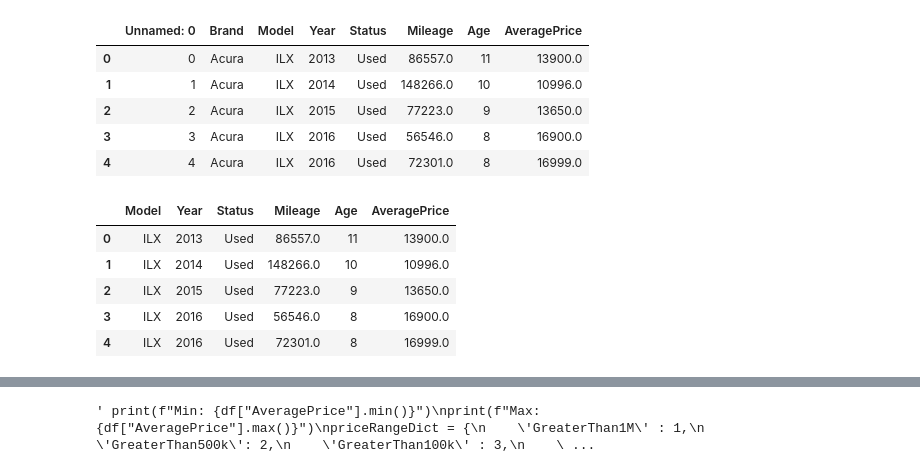
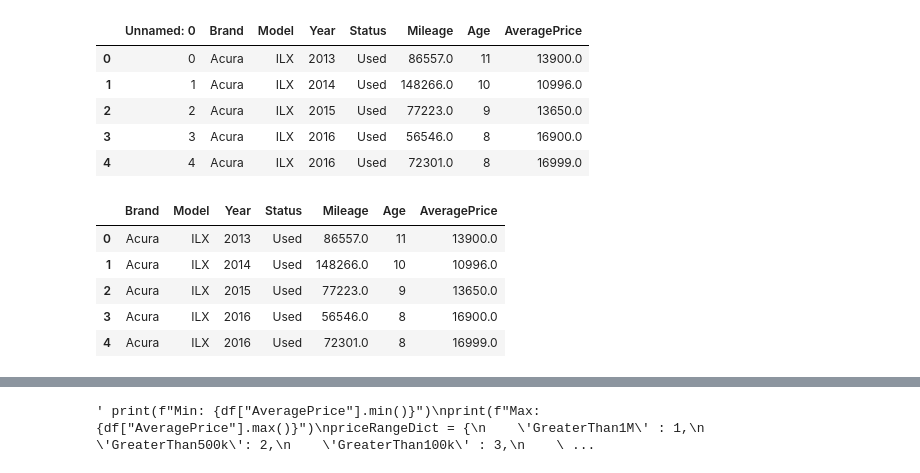
Before and after one commit to kylechou2873/finalProject-ML, a Jupyter notebook: pricePredictionRandForest.ipynb, the cells around one changed output, grey strips where cells are left out. Cells and saved outputs as stored; diff of their text form; code cells hidden in the pictures.

Commit message:
Price Prediction

```diff
--- a/pricePredictionRandForest.ipynb
+++ b/pricePredictionRandForest.ipynb
@@ -16,13 +16,13 @@ df.head()
 | 3 | 3 | Acura | ILX | 2016 | Used | 56546.0 | 8 | 16900.0 |
 | 4 | 4 | Acura | ILX | 2016 | Used | 72301.0 | 8 | 16999.0 |
 # %%
-df = df.drop(columns=['Unnamed: 0', "Brand"])
+df = df.drop(columns=['Unnamed: 0'])
 df.head()
 # %% [output]
-|  | Model | Year | Status | Mileage | Age | AveragePrice |
-| 0 | ILX | 2013 | Used | 86557.0 | 11 | 13900.0 |
-| 1 | ILX | 2014 | Used | 148266.0 | 10 | 10996.0 |
-| 2 | ILX | 2015 | Used | 77223.0 | 9 | 13650.0 |
-| 3 | ILX | 2016 | Used | 56546.0 | 8 | 16900.0 |
-| 4 | ILX | 2016 | Used | 72301.0 | 8 | 16999.0 |
+|  | Brand | Model | Year | Status | Mileage | Age | AveragePrice |
+| 0 | Acura | ILX | 2013 | Used | 86557.0 | 11 | 13900.0 |
+| 1 | Acura | ILX | 2014 | Used | 148266.0 | 10 | 10996.0 |
+| 2 | Acura | ILX | 2015 | Used | 77223.0 | 9 | 13650.0 |
+| 3 | Acura | ILX | 2016 | Used | 56546.0 | 8 | 16900.0 |
+| 4 | Acura | ILX | 2016 | Used | 72301.0 | 8 | 16999.0 |
 # %%
```
Also changed, not shown: parts of 11 cells of this notebook.
